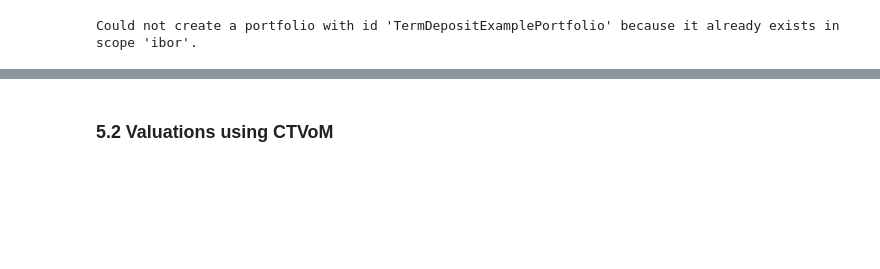
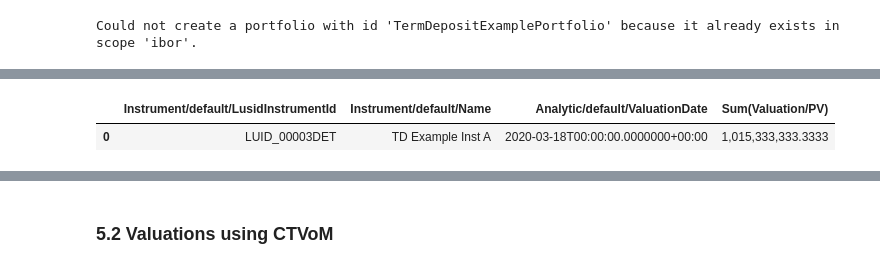
Before and after one commit to liberty-askew/sample-notebooks, a Jupyter notebook: examples/use-cases/instruments/Term Deposit.ipynb, the cells around one changed output, grey strips where cells are left out. Cells and saved outputs as stored; diff of their text form; code cells hidden in the pictures; blank space fills up the shorter version.

```diff
--- a/examples/use-cases/instruments/Term Deposit.ipynb
+++ b/examples/use-cases/instruments/Term Deposit.ipynb
@@ -420,0 +307,28 @@ sell_td = lm.TransactionRequest(
+# %%
+# Helper method runs a valuation on the portfolio for a given date and recipe
+def perform_valuation(recipe, date):
+    # Create valuation request
+    valuation_request = lm.ValuationRequest(
+        # Choose recipe to use
+        recipe_id = lm.ResourceId(scope = scope, code = recipe),
+        group_by = ['Instrument/default/LusidInstrumentId'],
+        metrics = [
+        {"key": "Instrument/default/LusidInstrumentId", "op": "Value"},
+        {"key": "Instrument/default/Name", "op": "Value"},              # Reports the friendly name of the underlying instrument
+        {"key": "Analytic/default/ValuationDate", "op": "Value"},       # Confirms the valuation date
+        {"key": "Valuation/PV", "op": "Sum"}],                          # Calculates cost in GBP (the portfolio currency)
+        # Identify portfolio to value
+        portfolio_entity_ids = [lm.PortfolioEntityId(scope = scope, code = portfolio_code)],
+        # Make date of valuation conditional on effective at date passed into function
+        valuation_schedule = lm.ValuationSchedule(effective_at=date),
+    )
+
+    # Get portfolio valuation
+    val_data = aggregation_api.get_valuation(valuation_request = valuation_request).data
+
+    # Turn valuation response into pandas dataframe
+    vals_df = pd.DataFrame(val_data)
+    try:
+        return vals_df.drop('Aggregation Errors', axis=1)
+    except:
+        return vals_df
@@ -420,0 +376,5 @@ sell_td = lm.TransactionRequest(
+# %%
+perform_valuation(CTVoMRecipe,start_date)
+# %% [output]
+|  | Instrument/default/LusidInstrumentId | Instrument/default/Name | Analytic/default/ValuationDate | Sum(Valuation/PV) |
+| 0 | LUID_00003DET | TD Example Inst A | 2020-03-18T00:00:00.0000000+00:00 | 1,015,333,333.3333 |
```
Also changed, not shown: parts of 83 cells of this notebook.
